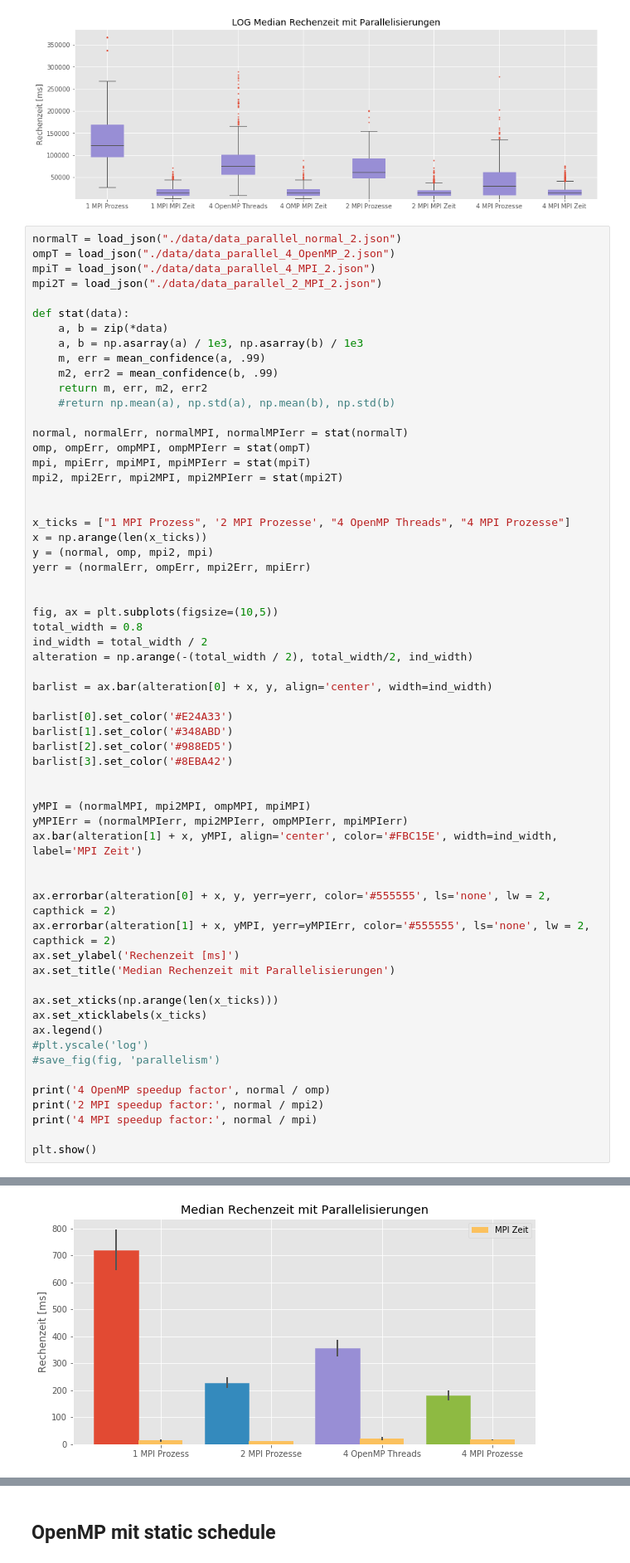
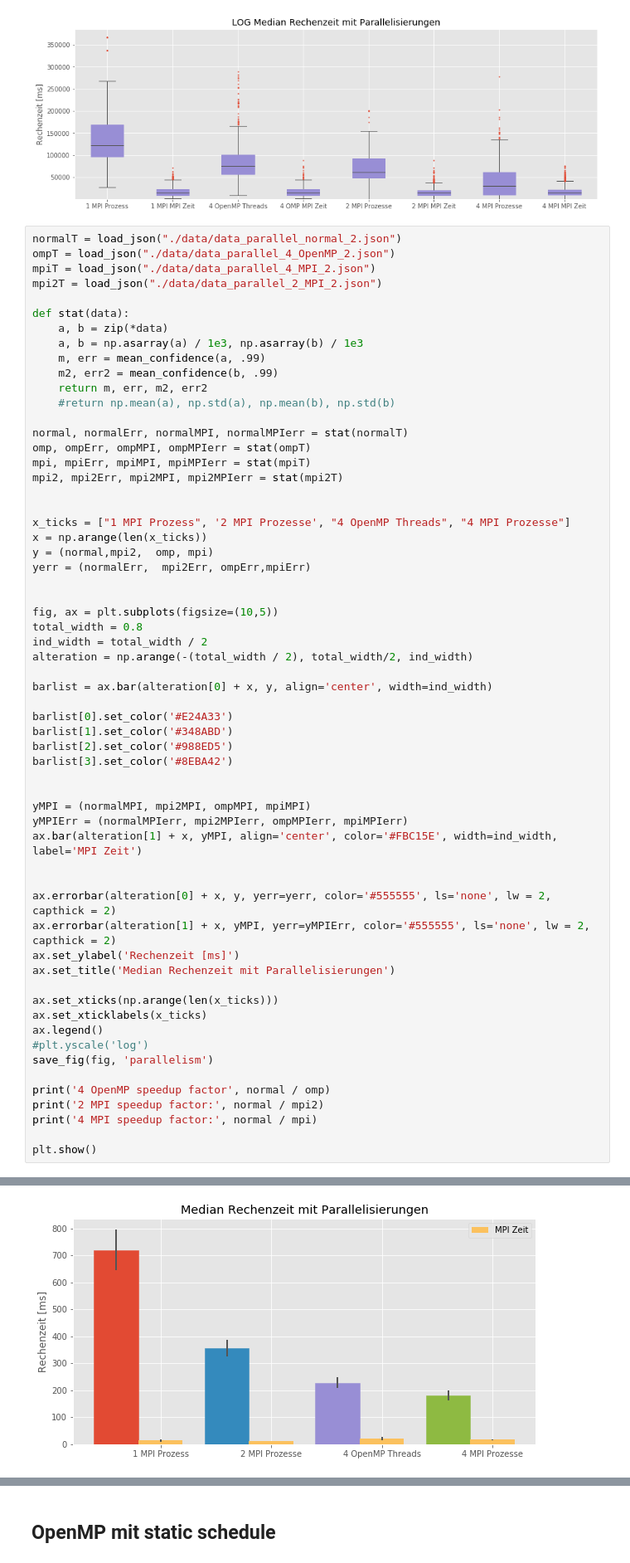
Before and after one commit to eragp/mandelbrot, a Jupyter notebook: eval/scalingGraph/Parallelism.ipynb, the cells around one changed output, grey strips where cells are left out. Shown: that part at 83% size. Cells and saved outputs as stored; diff of their text form.

Commit message:
Update parallelism for free dynamics

```diff
--- a/eval/scalingGraph/Parallelism.ipynb
+++ b/eval/scalingGraph/Parallelism.ipynb
@@ -234,8 +234,8 @@ mpi2, mpi2Err, mpi2MPI, mpi2MPIerr = stat(mpi2T)
 
 x_ticks = ["1 MPI Prozess", '2 MPI Prozesse', "4 OpenMP Threads", "4 MPI Prozesse"]
 x = np.arange(len(x_ticks))
-y = (normal, omp, mpi2, mpi)
-yerr = (normalErr, ompErr, mpi2Err, mpiErr)
+y = (normal,mpi2,  omp, mpi)
+yerr = (normalErr,  mpi2Err, ompErr,mpiErr)
 
 
 fig, ax = plt.subplots(figsize=(10,5))
@@ -248,35 +248,35 @@ barlist = ax.bar(alteration[0] + x, y, align='center', width=ind_width)
 barlist[0].set_color('#E24A33')
 barlist[1].set_color('#348ABD')
 barlist[2].set_color('#988ED5')
 barlist[3].set_color('#8EBA42')
 
 
 yMPI = (normalMPI, mpi2MPI, ompMPI, mpiMPI)
 yMPIErr = (normalMPIerr, mpi2MPIerr, ompMPIerr, mpiMPIerr)
 ax.bar(alteration[1] + x, yMPI, align='center', color='#FBC15E', width=ind_width, label='MPI Zeit')
 
 
 ax.errorbar(alteration[0] + x, y, yerr=yerr, color='#555555', ls='none', lw = 2, capthick = 2)
 ax.errorbar(alteration[1] + x, yMPI, yerr=yMPIErr, color='#555555', ls='none', lw = 2, capthick = 2)
 ax.set_ylabel('Rechenzeit [ms]')
 ax.set_title('Median Rechenzeit mit Parallelisierungen')
 
 ax.set_xticks(np.arange(len(x_ticks)))
 ax.set_xticklabels(x_ticks)
 ax.legend()
 #plt.yscale('log')
-#save_fig(fig, 'parallelism')
+save_fig(fig, 'parallelism')
 
 print('4 OpenMP speedup factor', normal / omp)
 print('2 MPI speedup factor:', normal / mpi2)
 print('4 MPI speedup factor:', normal / mpi)
 
 plt.show()
 # %% [output]
 4 OpenMP speedup factor 3.1655205082255256
 2 MPI speedup factor: 2.023132963762987
 4 MPI speedup factor: 3.961685613922198
-[figure, old version]
+[figure, new version]
 # %%
 normalCT, normalMPI = zip(*normalT)
 ompCT, ompMPI = zip(*ompT)
```
